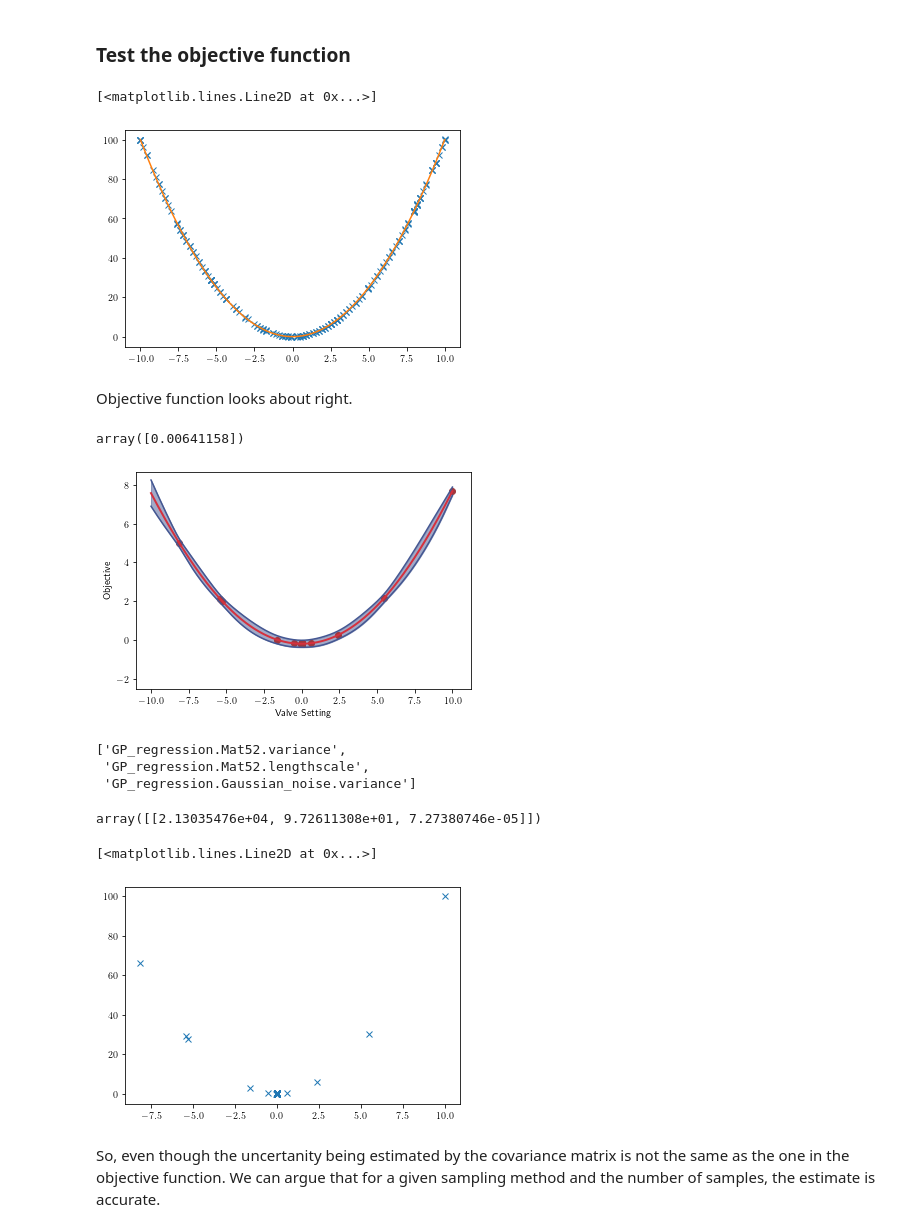
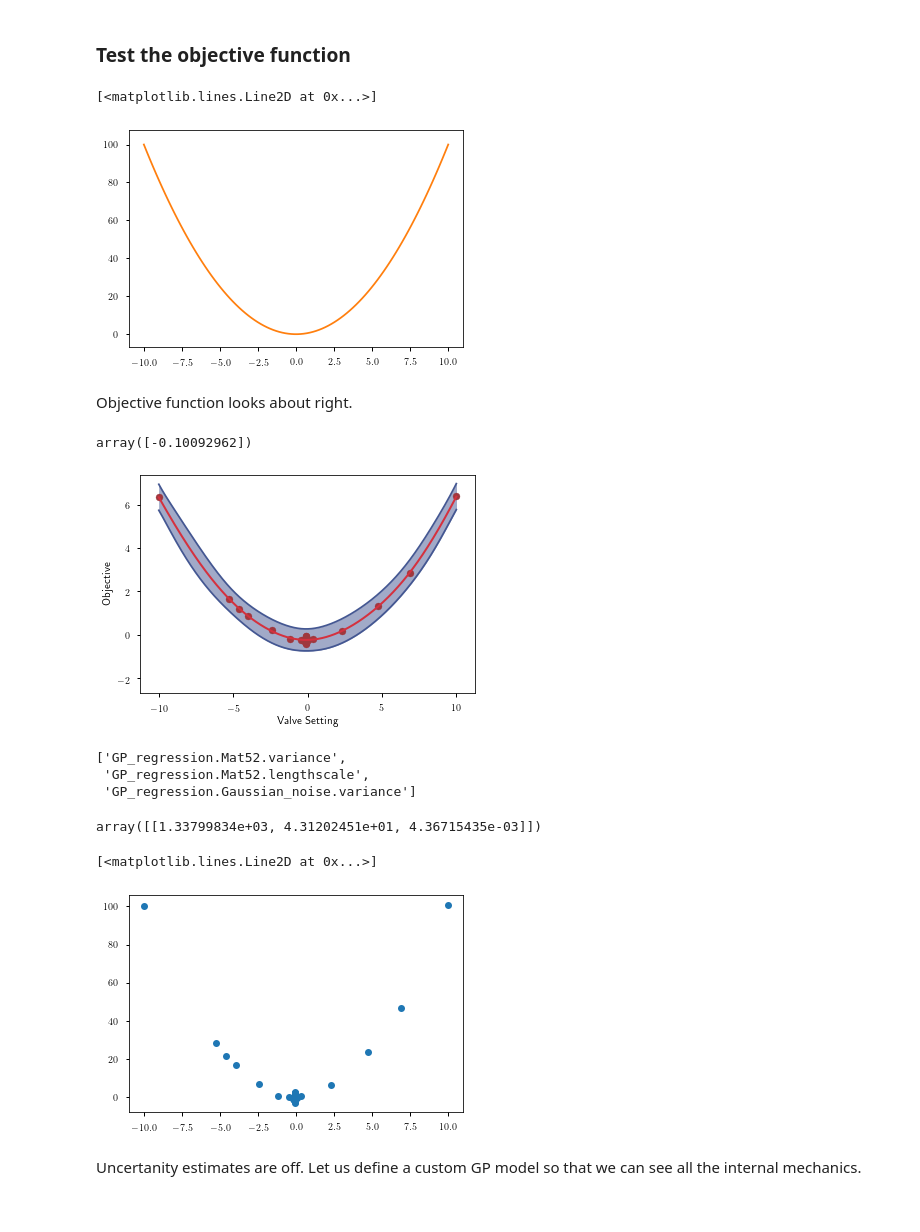
Before and after one commit to kLabUM/BaeOpt, a Jupyter notebook: scenarios/Uncertanity/BayesianOptimizationNoise.ipynb, the cells around one changed output. Saved outputs shown, nothing was run; the diff lists cells and outputs as text; code cells hidden in the pictures.

```diff
--- a/scenarios/Uncertanity/BayesianOptimizationNoise.ipynb
+++ b/scenarios/Uncertanity/BayesianOptimizationNoise.ipynb
@@ -4,9 +4,11 @@
 import numpy as np
 import matplotlib.pyplot as plt
 from GPyOpt.methods import BayesianOptimization
+import seaborn
+plt.style.use('seaborn-notebook')
 # %%
 def f(x):
-    return x**2 + np.random.normal(0.0, 0.1)
+    return x**2 + np.random.normal(0.0, 1.0)
 # %% [markdown]
 ### Test the objective function
 # %%
@@ -17,7 +19,7 @@ plt.plot(x, y, 'x')
 plt.plot(np.linspace(-10, 10, 100), np.linspace(-10, 10, 100)**2)
 # %% [output]
 [<matplotlib.lines.Line2D at 0x...>]
-[figure, old version]
+[figure, new version]
 # %% [markdown]
 Objective function looks about right.
 # %%
@@ -33,11 +35,13 @@ myBopt = BayesianOptimization(
     initial_design_numdata=1,
 )
 # %%
-log = myBopt.run_optimization(path_to_save='./', max_iter=100, save_inter_models=False)
+log = myBopt.run_optimization(path_to_save='./',
+                              max_iter=100,
+                              save_inter_models=False)
 # %%
 myBopt.x_opt
 # %% [output]
-array([0.00641158])
+array([-0.10092962])
 # %%
 def plot_acquisition(axis, model):
     bounds = model.acquisition.space.get_bounds()
@@ -72,7 +76,7 @@ def plot_acquisition(axis, model):
 ax = plt.subplot(1, 1, 1)
 plot_acquisition(ax, myBopt)
 # %% [output]
-[figure, old version]
+[figure, new version]
 # %%
 myBopt.model.get_model_parameters_names()
 # %% [output]
@@ -82,11 +86,11 @@ myBopt.model.get_model_parameters_names()
 # %%
 myBopt.model.get_model_parameters()
 # %% [output]
-array([[2.13035476e+04, 9.72611308e+01, 7.27380746e-05]])
+array([[1.33799834e+03, 4.31202451e+01, 4.36715435e-03]])
 # %%
-plt.plot(myBopt.X, myBopt.Y, 'x')
+plt.plot(myBopt.X, myBopt.Y, 'o')
 # %% [output]
 [<matplotlib.lines.Line2D at 0x...>]
-[figure, old version]
+[figure, new version]
-# %% [markdown]
-So, even though the uncertanity being estimated by the covariance matrix is not the same as the one in the objective function. We can argue that for a given sampling method and the number of samples, the estimate is accurate.
+# %% [markdown]
+Uncertanity estimates are off. Let us define a custom GP model so that we can see all the internal mechanics.
```
Also changed, not shown: parts of 40 cells of this notebook, 11 other files.
